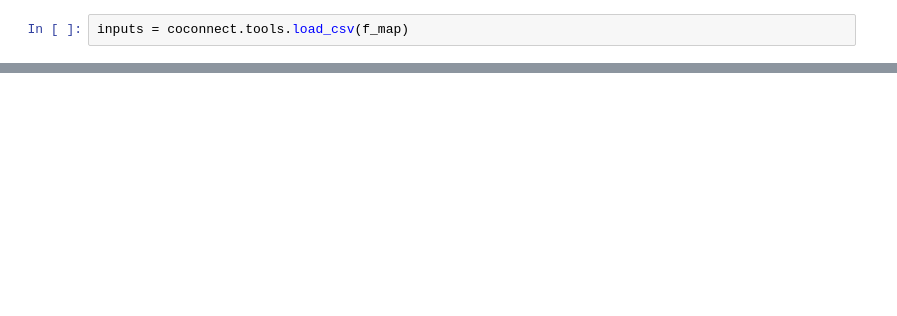
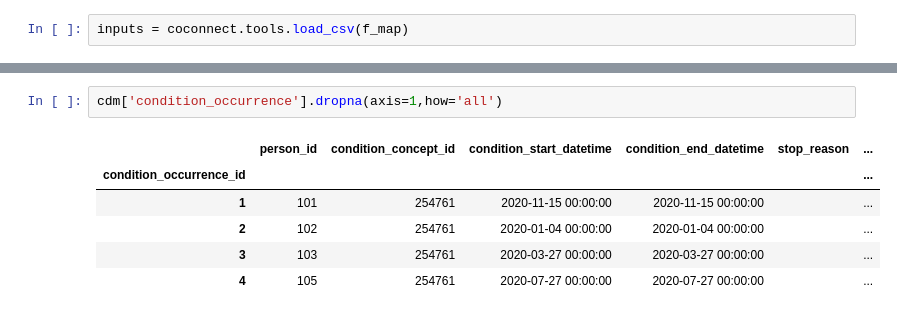
Before and after one commit to HDRUK/CaRROT-CDM, a Jupyter notebook: notebooks/Introduction - Using the ETLTool.ipynb, the cells around one changed output, grey strips where cells are left out. Drawn from its saved outputs; the diff is of its cells as text; blank space fills up the shorter version.

```diff
--- a/notebooks/Introduction - Using the ETLTool.ipynb
+++ b/notebooks/Introduction - Using the ETLTool.ipynb
@@ -138,0 +163,9 @@ etltool.get_output_df('person')
+# %%
+cdm['condition_occurrence'].dropna(axis=1,how='all')
+# %% [output]
+|  | person_id | condition_concept_id | condition_start_datetime | condition_end_datetime | stop_reason | ... |
+| condition_occurrence_id |  |  |  |  |  | ... |
+| 1 | 101 | 254761 | 2020-11-15 00:00:00 | 2020-11-15 00:00:00 |  | ... |
+| 2 | 102 | 254761 | 2020-01-04 00:00:00 | 2020-01-04 00:00:00 |  | ... |
+| 3 | 103 | 254761 | 2020-03-27 00:00:00 | 2020-03-27 00:00:00 |  | ... |
+| 4 | 105 | 254761 | 2020-07-27 00:00:00 | 2020-07-27 00:00:00 |  | ... |
```
Also changed, not shown: parts of 44 cells of this notebook, 3 other files.
